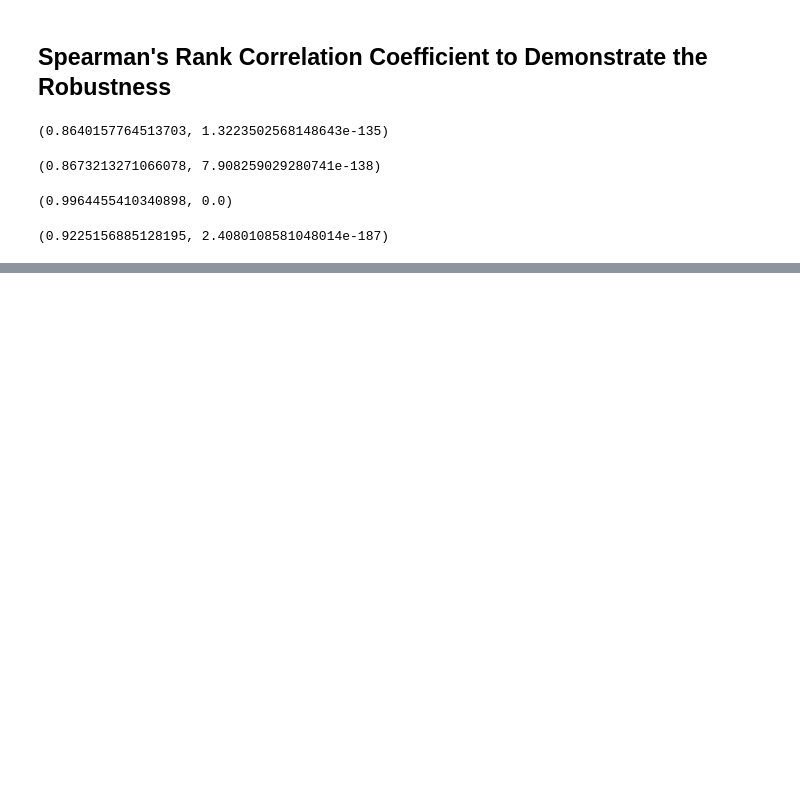
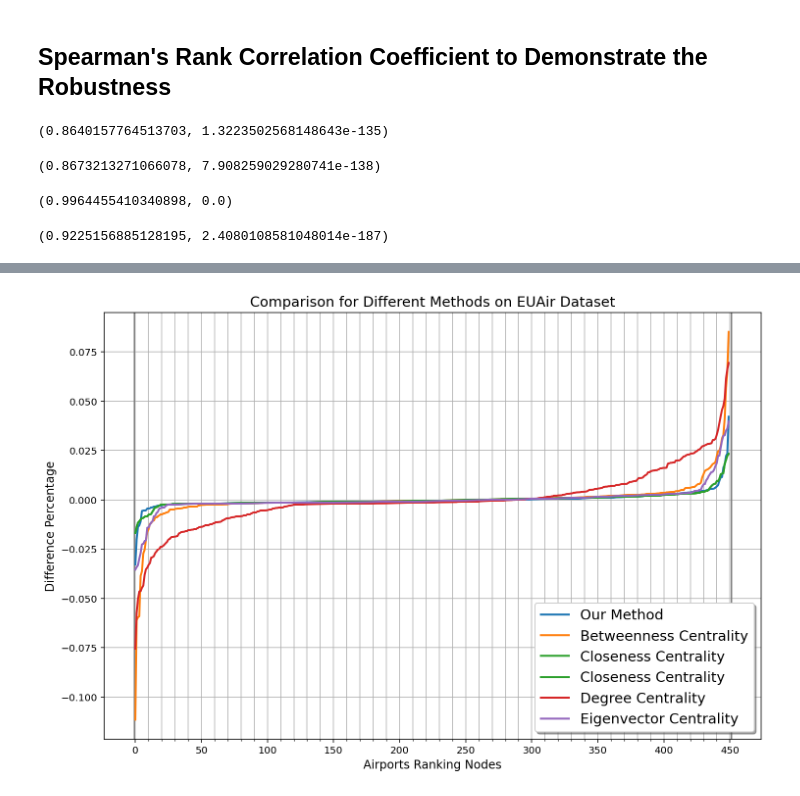
Before and after one commit to ninn-kou/iRank, a Jupyter notebook: EUAir_Experiments.ipynb, the cells around one changed output, grey strips where cells are left out. Saved outputs shown, nothing was run; the diff lists cells and outputs as text; code cells hidden in the pictures; blank space fills up the shorter version.

```diff
--- a/EUAir_Experiments.ipynb
+++ b/EUAir_Experiments.ipynb
@@ -193,0 +214,9 @@ rho_eige, p_eige
+# %%
+d_o_x = s1_degree_centrality(origin_network, origin_size)
+d_sorted_indices = np.argsort(-d_o_x)
+d_V_o_x = np.empty_like(d_sorted_indices)
+d_V_o_x[d_sorted_indices] = np.arange(len(-d_o_x))
+
+d_difference = d_V_o_x - d_avg_rank
+d_abs_difference = abs(d_difference)
+d_percentage_diff = d_difference / len(d_difference)
@@ -193,0 +246,9 @@ rho_eige, p_eige
+# %%
+e_o_x = s1_eigenvector_centrality(origin_network, origin_size)
+e_sorted_indices = np.argsort(-e_o_x)
+e_V_o_x = np.empty_like(e_sorted_indices)
+e_V_o_x[e_sorted_indices] = np.arange(len(-e_o_x))
+
+e_difference = e_V_o_x - e_avg_rank
+e_abs_difference = abs(e_difference)
+e_percentage_diff = e_difference / len(e_difference)
@@ -193,0 +339,41 @@ rho_eige, p_eige
+# %%
+# Figure 3: Comparision Our Method with Other Algorithms
+# Sorted Data for Plotting
+ours = sort
+betw = sorted(b_percentage_diff)
+clos = sorted(c_percentage_diff)
+degr = sorted(d_percentage_diff)
+eige = sorted(e_percentage_diff)
+
+fig, ax = plt.subplots(figsize=(12, 8))
+
+# Major ticks every 50, minor ticks every 10
+major_ticks = np.arange(0, 451, 50)
+minor_ticks = np.arange(0, 451, 10)
+
+x_axis = np.arange(0.0, 450.0, 1.0)
+
+ax.axvline(x=-1, color='C7')
+ax.axvline(x=451, color='C7')
+
+ax.plot(x_axis, ours, color='C0', linewidth=2, label="Our Method")
+ax.plot(x_axis, betw, color='C1', linewidth=2, label="Betweenness Centrality")
+ax.plot(x_axis, clos, color='C2', linewidth=2, label="Closeness Centrality")
+ax.plot(x_axis, clos, color='C2', linewidth=2, label="Closeness Centrality")
+ax.plot(x_axis, degr, color='C3', linewidth=2, label="Degree Centrality")
+ax.plot(x_axis, eige, color='C4', linewidth=2, label="Eigenvector Centrality")
+
+ax.set_xlabel('Airports Ranking Nodes', fontsize='large')
+ax.set_ylabel('Difference Percentage', fontsize='large')
+ax.set_title('Comparison for Different Methods on EUAir Dataset', fontsize='x-large')
+
+ax.set_xticks(major_ticks)
+ax.set_xticks(minor_ticks, minor=True)
+ax.grid(which='both')
+ax.legend(fontsize="x-large", loc='lower right', shadow=True, fancybox=True)
+
+fig.savefig("s1_results_comparision.png")
+
+plt.show()
+# %% [output]
+[figure, added]
```
Also changed, not shown: parts of 23 cells of this notebook.
